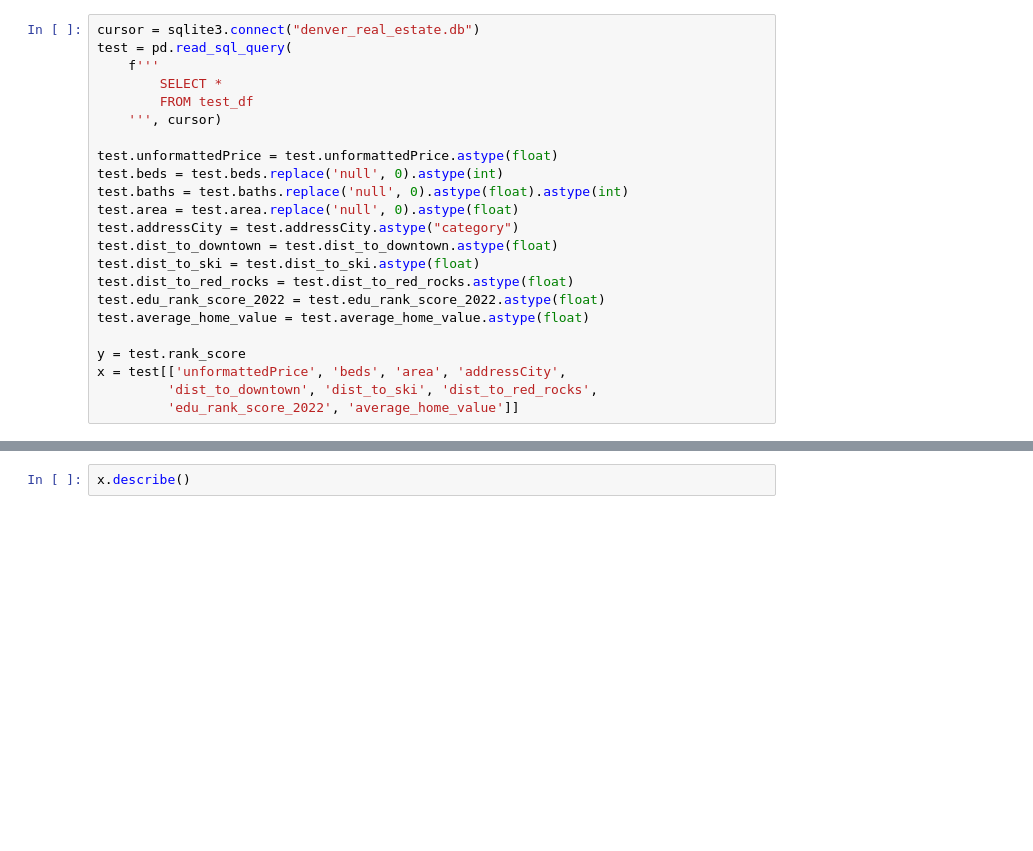
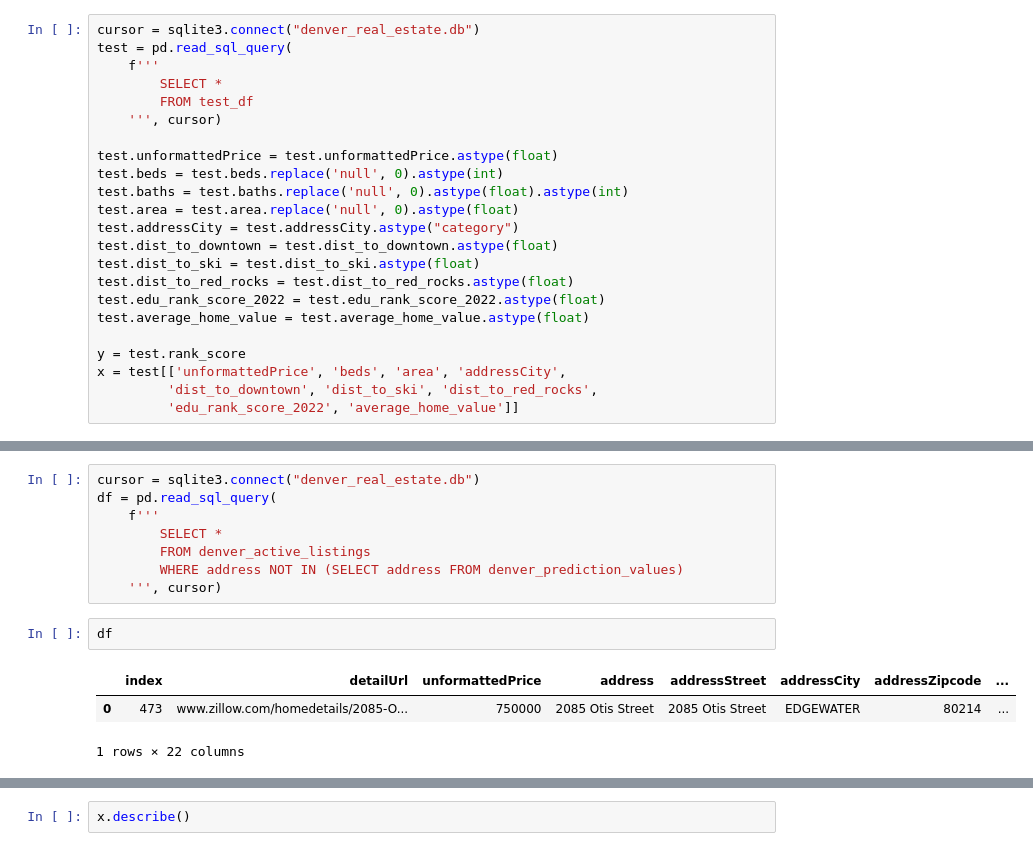
Before and after one commit to hbe2mx/denver_real_estate, a Jupyter notebook: Dev/denver_real_estate.ipynb, the cells around one changed output, grey strips where cells are left out. Cells and saved outputs as stored; diff of their text form; blank space fills up the shorter version.

```diff
--- a/Dev/denver_real_estate.ipynb
+++ b/Dev/denver_real_estate.ipynb
@@ -229,0 +462,14 @@ x = test[['unformattedPrice', 'beds', 'area', 'addressCity',
+# %%
+cursor = sqlite3.connect("denver_real_estate.db")
+df = pd.read_sql_query(
+    f'''
+        SELECT *
+        FROM denver_active_listings
+        WHERE address NOT IN (SELECT address FROM denver_prediction_values)
+    ''', cursor)
+# %%
+df
+# %% [output]
+|  | index | detailUrl | unformattedPrice | address | addressStreet | addressCity | addressZipcode | ... |
+| 0 | 473 | www.zillow.com/homedetails/2085-O... | 750000 | 2085 Otis Street | 2085 Otis Street | EDGEWATER | 80214 | ... |
+1 rows × 22 columns
```
Also changed, not shown: parts of 17 cells of this notebook, 9 other files.
